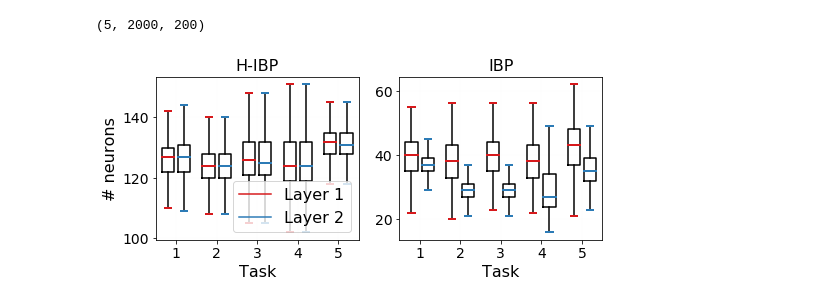
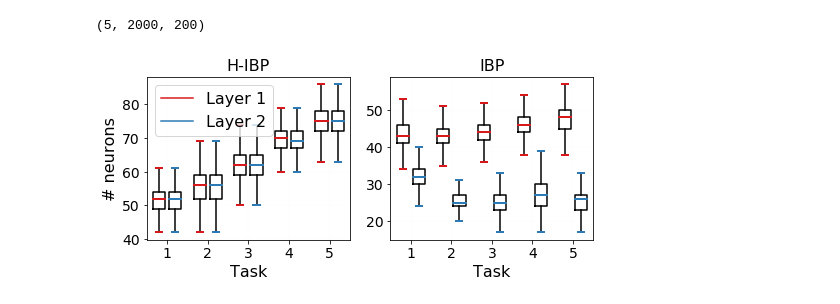
Before and after one commit to skezle/IBP_BNN, a Jupyter notebook: src/ibp_cifar_results.ipynb, the cells around one changed output. Saved outputs shown, nothing was run; the diff lists cells and outputs as text; code cells hidden in the pictures.

Commit message:
adds new results for cidar with norm

```diff
--- a/src/ibp_cifar_results.ipynb
+++ b/src/ibp_cifar_results.ipynb
@@ -619,9 +329,8 @@ titles = {0: "Task 1 (plane vs. car)",
 no_tasks=5
 fig, ax = plt.subplots(1, 6, figsize=(22, 3))
 for i in range(no_tasks):
-    ax[i].plot(np.arange(len(_hibp_acc_rs[:, i]))+1, _hibp_acc_rs[:, i], label='HIBNN', marker='o', linewidth=lw)
+    ax[i].plot(np.arange(len(_hibp_acc[:, i]))+1, _hibp_acc[:, i], label='HIBNN', marker='o', linewidth=lw)
     ax[i].plot(np.arange(len(_ibp_acc[:, i]))+1, _ibp_acc[:, i], label='IBNN', marker='o', linewidth=lw)
-    #ax[i].plot(np.arange(len(_hibp_acc_rs[:, i]))+1, _hibp_acc[:, i], label='HIBNN', marker='o', linewidth=lw)
     ax[i].plot(np.arange(len(_vcl_result_h20[:, i]))+1, _vcl_result_h20[:, i], label='VCL h20', marker='o', linewidth=lw)
     ax[i].plot(np.arange(len(_vcl_result_h100[:, i]))+1, _vcl_result_h100[:, i], label='VCL h100', marker='o', linewidth=lw)
     ax[i].plot(np.arange(len(_vcl_result_h400[:, i]))+1, _vcl_result_h400[:, i], label='VCL h400', marker='o', linewidth=lw)
@@ -634,18 +343,17 @@ for i in range(no_tasks):
         ax[i].legend(fontsize=legend_size)
     if i == 0:
         ax[i].set_ylabel('Accuracy', fontsize=legend_size)
-ax[5].plot(np.arange(len(__hibp_acc_rs))+1, __hibp_acc_rs, label='HIBNN', marker='o', linewidth=lw)
-ax[5].plot(np.arange(len(__ibp_acc))+1, __ibp_acc, label='IBNN', marker='o', linewidth=lw)
-#ax[5].plot(np.arange(len(__hibp_acc))+1, __hibp_acc, label='HIBNN', marker='o', linewidth=lw)
-ax[5].plot(np.arange(len(__vcl_result_h20))+1, __vcl_result_h20, label='VCL 20', marker='o', linewidth=lw)
-ax[5].plot(np.arange(len(__vcl_result_h100))+1, __vcl_result_h100, label='VCL 100', marker='o', linewidth=lw)
-ax[5].plot(np.arange(len(__vcl_result_h400))+1, __vcl_result_h400, label='VCL 400', marker='o', linewidth=lw)
+ax[5].plot(np.arange(len(__hibp_acc))+1, __hibp_acc, label='HIBNN', marker='o', linewidth=lw)
+ax[5].plot(np.arange(len(__hibp_acc))+1, __ibp_acc, label='IBNN', marker='o', linewidth=lw)
+ax[5].plot(np.arange(len(__hibp_acc))+1, __vcl_result_h20, label='VCL 20', marker='o', linewidth=lw)
+ax[5].plot(np.arange(len(__hibp_acc))+1, __vcl_result_h100, label='VCL 100', marker='o', linewidth=lw)
+ax[5].plot(np.arange(len(__hibp_acc))+1, __vcl_result_h400, label='VCL 400', marker='o', linewidth=lw)
 ax[5].set_xticks(range(1, len(_hibp_acc)+1))
 ax[5].set_title('Average accuracy', fontsize=legend_size)
 ax[5].set_xlabel('Task', fontsize=legend_size)
 ax[5].tick_params(labelsize=tick_size)
 ax[5].yaxis.set_major_formatter(FormatStrFormatter('%.2f'))
 #ax[5].legend()
-plt.savefig("plots/accs_all_hibp_cifar_sh_l2.pdf", bbox_inches='tight')
+#plt.savefig("plots/accs_all_hibp_cifar_mh_l1.pdf", bbox_inches='tight')
 fig.show()
 # %% [output]
@@ -667,5 +373,5 @@ Overall accuracies VCL h400: 0.4987541646510363 pm 0.007948331895543195
 # %%
-Z_hibp = d_bl['Z']
+Z_hibp = d['Z']
 len(Z_hibp)
 # %% [output]
 5
@@ -693,15 +394,15 @@ len(Z_hibp_rs)
 num_layers=2
 num_tasks=5
 num_runs = 5
-_Z_hibp_rs = []
+_Z_hibp = []
 for j in range(num_tasks*num_layers):
     tmp = []
     for i in range(num_runs):
-        tmp.append(Z_hibp_rs[i][j])
-    _Z_hibp_rs.append(tmp)
+        tmp.append(Z_hibp[i][j])
+    _Z_hibp.append(tmp)
 # %%
-__Z_hibp_rs = [np.concatenate(_Z_hibp_rs[i], axis=0) for i in range(num_tasks*num_layers)]
-__Z_hibp_rs[0].shape
+__Z_hibp = [np.concatenate(_Z_hibp[i], axis=0) for i in range(num_tasks*num_layers)]
+__Z_hibp[0].shape
 # %% [output]
 (5, 2000, 200)
 # %%
@@ -724,9 +427,9 @@ __Z_ibp[0].shape
 (5, 2000, 200)
 # %%
 fig, ax = plt.subplots(1, 2, figsize=(8, 3))
-bpl = ax[0].boxplot([np.sum(np.asarray(np.squeeze(__Z_hibp_rs[2*i] > 0.1)).astype(int), axis=2).reshape(-1) for i in range(num_tasks)],
+bpl = ax[0].boxplot([np.sum(np.asarray(np.squeeze(__Z_hibp[2*i] > 0.1)).astype(int), axis=2).reshape(-1) for i in range(num_tasks)],
                   positions=np.array(range(num_tasks))*2.0-0.4, sym='', widths=0.6)
-bpr = ax[0].boxplot([np.sum(np.asarray(np.squeeze(__Z_hibp_rs[2*i + 1] > 0.1)).astype(int), axis=2).reshape(-1) for i in range(num_tasks)],
+bpr = ax[0].boxplot([np.sum(np.asarray(np.squeeze(__Z_hibp[2*i + 1] > 0.1)).astype(int), axis=2).reshape(-1) for i in range(num_tasks)],
                   positions=np.array(range(num_tasks))*2.0+0.4, sym='', widths=0.6)
 set_box_color(bpl, '#D7191C') # colors are from http://colorbrewer2.org/
 set_box_color(bpr, '#2C7BB6')
@@ -735,31 +438,31 @@ set_box_color(bpr, '#2C7BB6')
 ax[0].plot([], c='#D7191C', label='Layer 1')
 ax[0].plot([], c='#2C7BB6', label='Layer 2')
 ax[0].legend(fontsize=legend_size)
 
 bpl = ax[1].boxplot([np.sum(np.asarray(np.squeeze(__Z_ibp[2*i] > 0.1)).astype(int), axis=2).reshape(-1) for i in range(num_tasks)],
                   positions=np.array(range(num_tasks))*2.0-0.4, sym='', widths=0.6)
 bpr = ax[1].boxplot([np.sum(np.asarray(np.squeeze(__Z_ibp[2*i + 1] > 0.1)).astype(int), axis=2).reshape(-1) for i in range(num_tasks)],
                   positions=np.array(range(num_tasks))*2.0+0.4, sym='', widths=0.6)
 set_box_color(bpl, '#D7191C') # colors are from http://colorbrewer2.org/
 set_box_color(bpr, '#2C7BB6')
 
 for i in range(2):
     plt.grid(True, which="both", color=grid_color, linewidth=0.1, alpha=0.1)
     ax[i].set_xticks(range(0, len(ticks) * 2, 2))
     ax[i].set_xticklabels(ticks, fontsize=tick_size)
     ax[i].yaxis.set_tick_params(labelsize=tick_size)
     ax[i].set_xlim(-1, len(ticks)*2 -1)
     ax[i].set_xlabel('Task', fontsize=legend_size)
     ax[i].yaxis.set_tick_params(labelsize=tick_size)
     ax[i].grid(True, which="both", color=grid_color, linewidth=0.1, alpha=0.1)
 #ax[0].set_yticks(range(40, 90, 10))
 #ax[1].set_yticks(range(20, 70, 10))
 ax[0].set_ylabel('# neurons', fontsize=legend_size)
 #plt.tight_layout()
 ax[0].set_title('H-IBP', fontsize=legend_size)
 ax[1].set_title('IBP', fontsize=legend_size)
 plt.grid(True, which="both", color=grid_color, linewidth=0.1, alpha=0.1)
 plt.savefig('plots/Zs_bp_cifar_hibp_ibp_l2_sh.pdf', bbox_inches='tight')
 plt.show()
 # %% [output]
-[figure, old version]
+[figure, new version]
```
Also changed, not shown: parts of 32 cells of this notebook.
